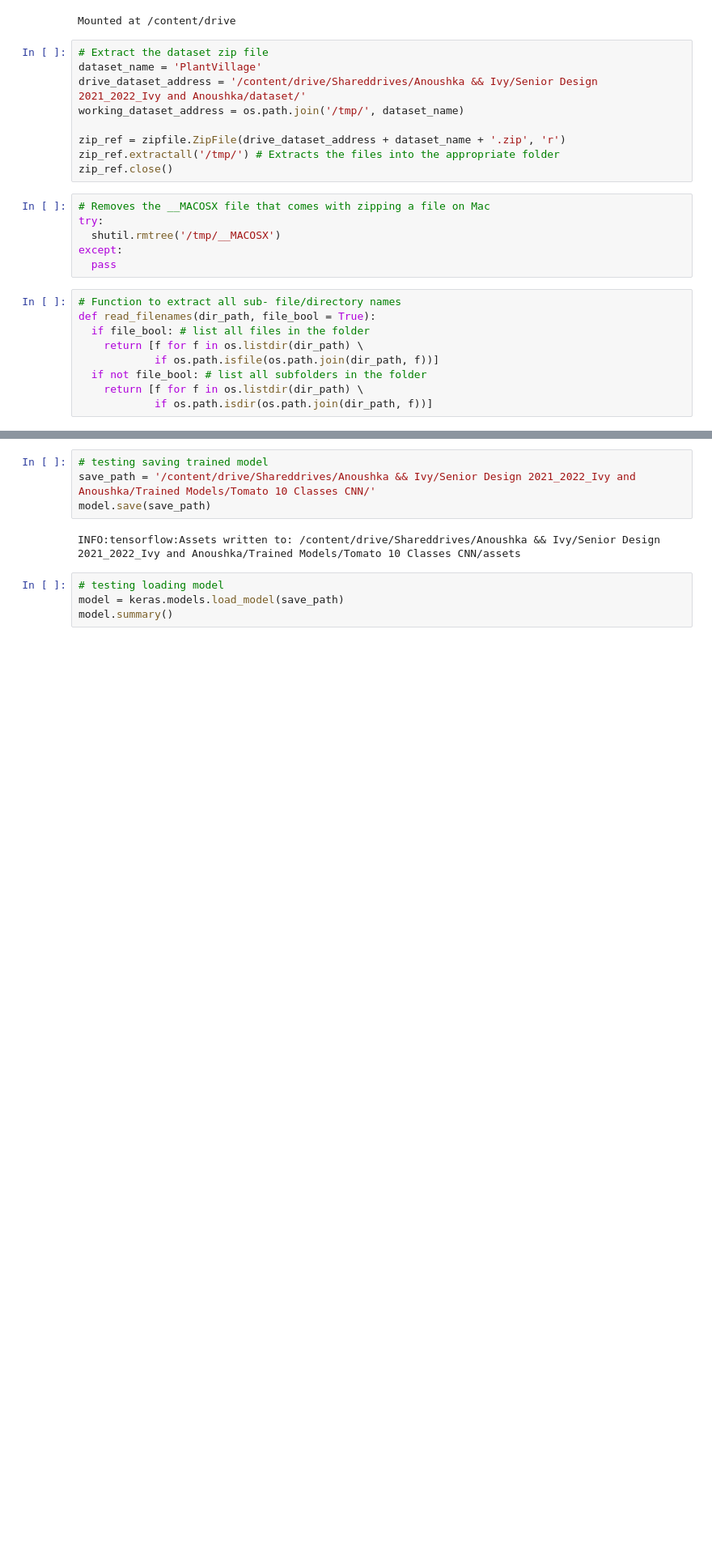
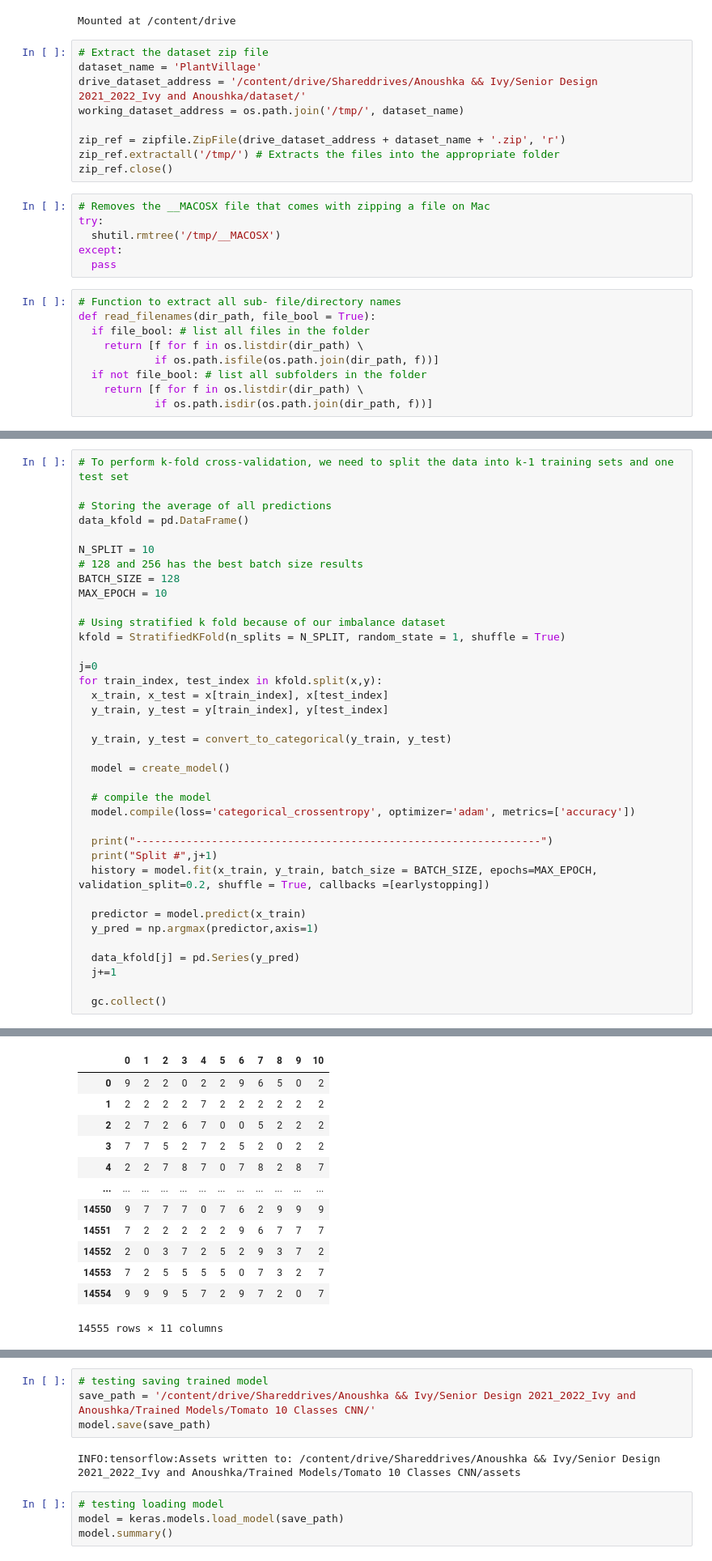
Before and after one commit to ivychung/plant-ML, a Jupyter notebook: tomato_10_classes.ipynb, the cells around one changed output, grey strips where cells are left out. Shown at 81% size. Drawn from its saved outputs; the diff is of its cells as text; blank space fills up the shorter version.

```diff
--- a/tomato_10_classes.ipynb
+++ b/tomato_10_classes.ipynb
@@ -365,0 +226,38 @@ Test accuracy: 0.4139868915081024
+# %%
+# To perform k-fold cross-validation, we need to split the data into k-1 training sets and one test set
+
+# Storing the average of all predictions
+data_kfold = pd.DataFrame()
+
+N_SPLIT = 10
+# 128 and 256 has the best batch size results
+BATCH_SIZE = 128
+MAX_EPOCH = 10
+
+# Using stratified k fold because of our imbalance dataset
+kfold = StratifiedKFold(n_splits = N_SPLIT, random_state = 1, shuffle = True)
+
+j=0
+for train_index, test_index in kfold.split(x,y):
+  x_train, x_test = x[train_index], x[test_index]
+  y_train, y_test = y[train_index], y[test_index]
+
+  y_train, y_test = convert_to_categorical(y_train, y_test)
+
+  model = create_model()
+
+  # compile the model
+  model.compile(loss='categorical_crossentropy', optimizer='adam', metrics=['accuracy'])
+
+  print("----------------------------------------------------------------")
+  print("Split #",j+1)
+  history = model.fit(x_train, y_train, batch_size = BATCH_SIZE, epochs=MAX_EPOCH, validation_split=0.2, shuffle = True, callbacks =[earlystopping])
+
+  predictor = model.predict(x_train)
+  y_pred = np.argmax(predictor,axis=1)
+
+  data_kfold[j] = pd.Series(y_pred)
+  j+=1
+
+  gc.collect()
+# %% [output]
@@ -365,0 +281,13 @@ Test accuracy: 0.4139868915081024
+|  | 0 | 1 | 2 | 3 | 4 | 5 | 6 | 7 | 8 | 9 | 10 |
+| 0 | 9 | 2 | 2 | 0 | 2 | 2 | 9 | 6 | 5 | 0 | 2 |
+| 1 | 2 | 2 | 2 | 2 | 7 | 2 | 2 | 2 | 2 | 2 | 2 |
+| 2 | 2 | 7 | 2 | 6 | 7 | 0 | 0 | 5 | 2 | 2 | 2 |
+| 3 | 7 | 7 | 5 | 2 | 7 | 2 | 5 | 2 | 0 | 2 | 2 |
+| 4 | 2 | 2 | 7 | 8 | 7 | 0 | 7 | 8 | 2 | 8 | 7 |
+| ... | ... | ... | ... | ... | ... | ... | ... | ... | ... | ... | ... |
+| 14550 | 9 | 7 | 7 | 7 | 0 | 7 | 6 | 2 | 9 | 9 | 9 |
+| 14551 | 7 | 2 | 2 | 2 | 2 | 2 | 9 | 6 | 7 | 7 | 7 |
+| 14552 | 2 | 0 | 3 | 7 | 2 | 5 | 2 | 9 | 3 | 7 | 2 |
+| 14553 | 7 | 2 | 5 | 5 | 5 | 5 | 0 | 7 | 3 | 2 | 7 |
+| 14554 | 9 | 9 | 9 | 5 | 7 | 2 | 9 | 7 | 2 | 0 | 7 |
+14555 rows × 11 columns
```
Also changed, not shown: parts of 27 cells of this notebook.
